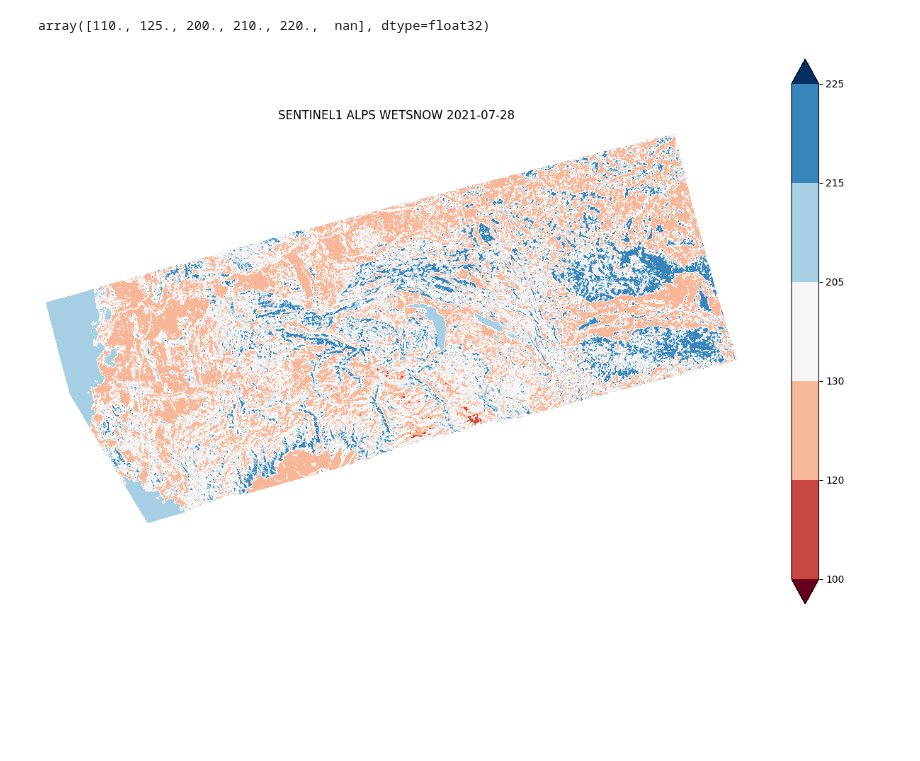
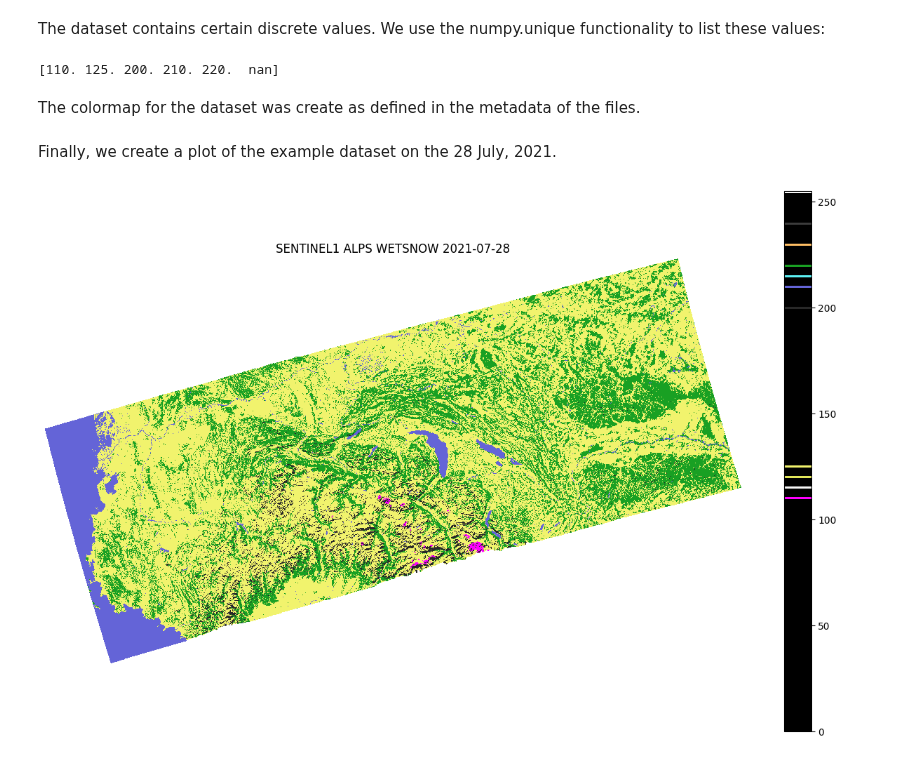
Before and after one commit to eodcgmbh/eodc-examples, a Jupyter notebook: tutorials/wetsnow-explorer.ipynb, the cells around one changed output. Cells and saved outputs as stored; diff of their text form; code cells hidden in the pictures; blank space fills up the shorter version.

Commit message:
update colormap

```diff
--- a/tutorials/wetsnow-explorer.ipynb
+++ b/tutorials/wetsnow-explorer.ipynb
@@ -85,24 +93,49 @@ PandasIndex(DatetimeIndex(['2021-07-28 05:43:18', '2021-07-29 17:31:14', '2021-0
 Attributes: (0)
+# %% [markdown]
+The dataset contains certain discrete values. We use the numpy.unique functionality to list these values:
 # %%
-unique, counts = np.unique(wsm[0, 4450:6800, 0:4000], return_counts=True)
+unique, counts = np.unique(wsm_data, return_counts=True)
 
-unique
+print(unique)
 # %% [output]
-array([110., 125., 200., 210., 220.,  nan], dtype=float32)
+[110. 125. 200. 210. 220.  nan]
+# %% [markdown]
+The colormap for the dataset was create as defined in the metadata of the files.
+# %%
+wetsnow_default_color = "0,0,0,255"
+wetsow_colors = {
+  110: "255,0,255,255",
+  115: "246,246,246,255",
+  120: "225,230,90,255",
+  125: "241,243,109,255",
+  200: "40,40,40,255",
+  210: "100,100,215,255",
+  215: "93,241,244,255",
+  220: "25,160,35,255",
+  230: "255,190,100,255",
+  240: "60,60,60,255",
+  255: "0,0,0,0",
+}
+
+mpl_colors = []
+for cidx in range(0, 256):
+    color = wetsow_colors[cidx] if cidx in wetsow_colors else wetsnow_default_color
+    r,g,b,t = [int(x.strip())/255.0 for x in color.split(",")]
+    mpl_colors.append([r, g, b, t])
+
+wetsnow_cmap = matplotlib.colors.ListedColormap(mpl_colors, name="wetsnow")
+# %% [markdown]
+Finally, we create a plot of the example dataset on the 28 July, 2021.
 # %%
 collection_name = collection.replace("_", " ")
-t = 0
-
-cmap = matplotlib.cm.RdBu
-bounds = [100,120,130,205,215,225]
-norm = matplotlib.colors.BoundaryNorm(bounds, cmap.N, extend='both')
+time = 0
+day = np.datetime64(wsm['time'].values[time], "D")
 
 plt.figure(figsize=(16,10))
-plt.imshow(wsm[t, 4450:6800, 0:4000], cmap=cmap, norm=norm)
-time = np.datetime64(wsm['time'].values[t], "D")
-plt.title(f"{collection_name} {time}")
+plt.imshow(wsm_data, cmap=wetsnow_cmap, vmin=0, vmax=255, interpolation="nearest")
+plt.title(f"{collection_name} {day}")
 plt.axis("off")
 plt.colorbar()
 plt.show()
 # %% [output]
-[figure, old version]
+[figure, new version]
```
Also changed, not shown: parts of 11 cells of this notebook.
